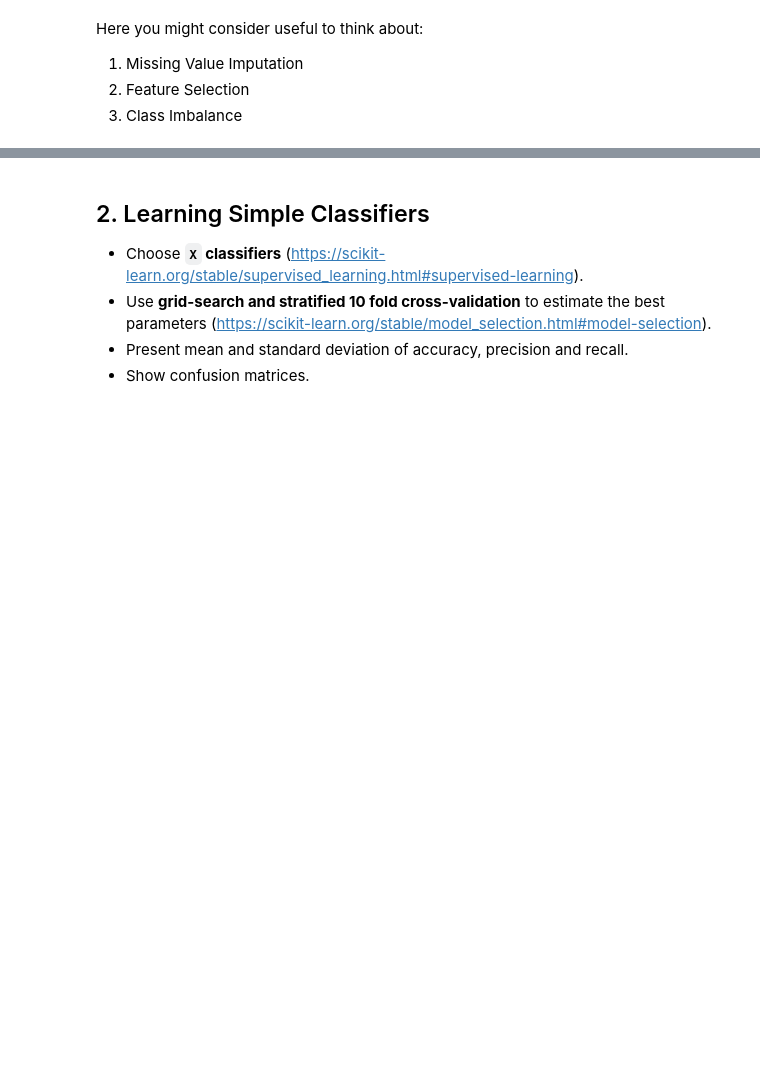
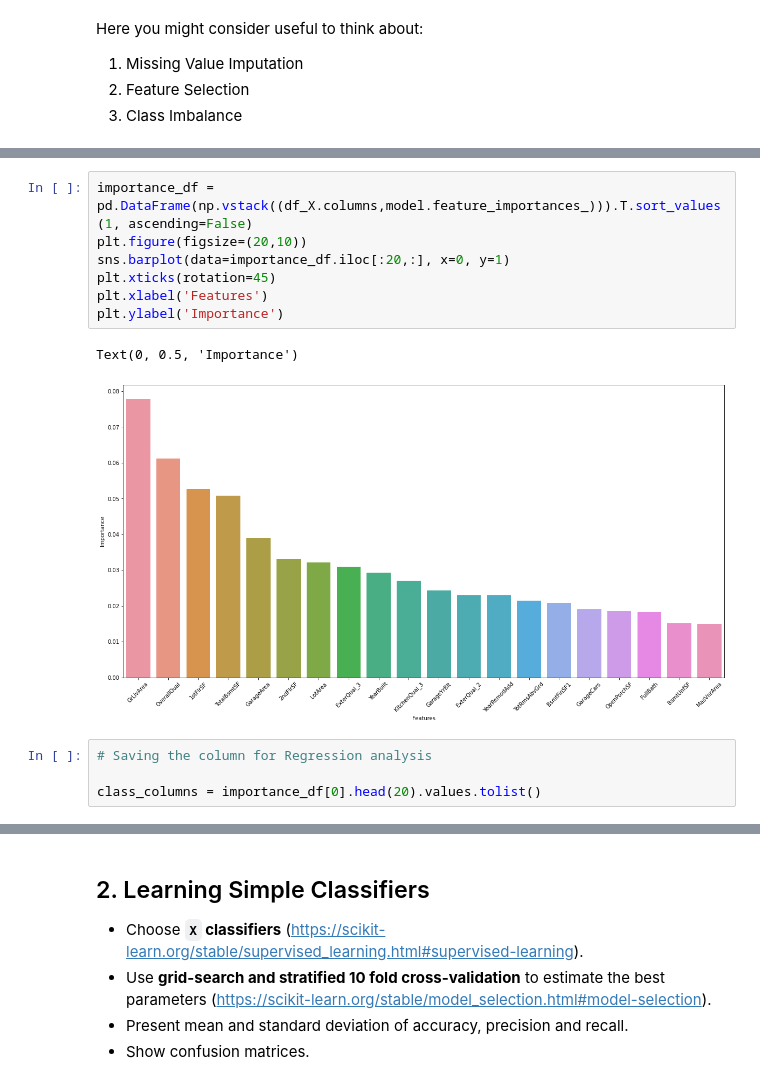
Before and after one commit to Gustavo-SF/House-Prices-Kaggle, a Jupyter notebook: PD_201920_Project3.ipynb, the cells around one changed output, grey strips where cells are left out. Drawn from its saved outputs; the diff is of its cells as text; blank space fills up the shorter version.

```diff
--- a/PD_201920_Project3.ipynb
+++ b/PD_201920_Project3.ipynb
@@ -52,0 +437,14 @@ Here you might consider useful to think about:
+# %%
+importance_df = pd.DataFrame(np.vstack((df_X.columns,model.feature_importances_))).T.sort_values(1, ascending=False)
+plt.figure(figsize=(20,10))
+sns.barplot(data=importance_df.iloc[:20,:], x=0, y=1)
+plt.xticks(rotation=45)
+plt.xlabel('Features')
+plt.ylabel('Importance')
+# %% [output]
+Text(0, 0.5, 'Importance')
+[figure, added]
+# %%
+# Saving the column for Regression analysis
+
+class_columns = importance_df[0].head(20).values.tolist()
```
Also changed, not shown: parts of 40 cells of this notebook, 1 other file.
